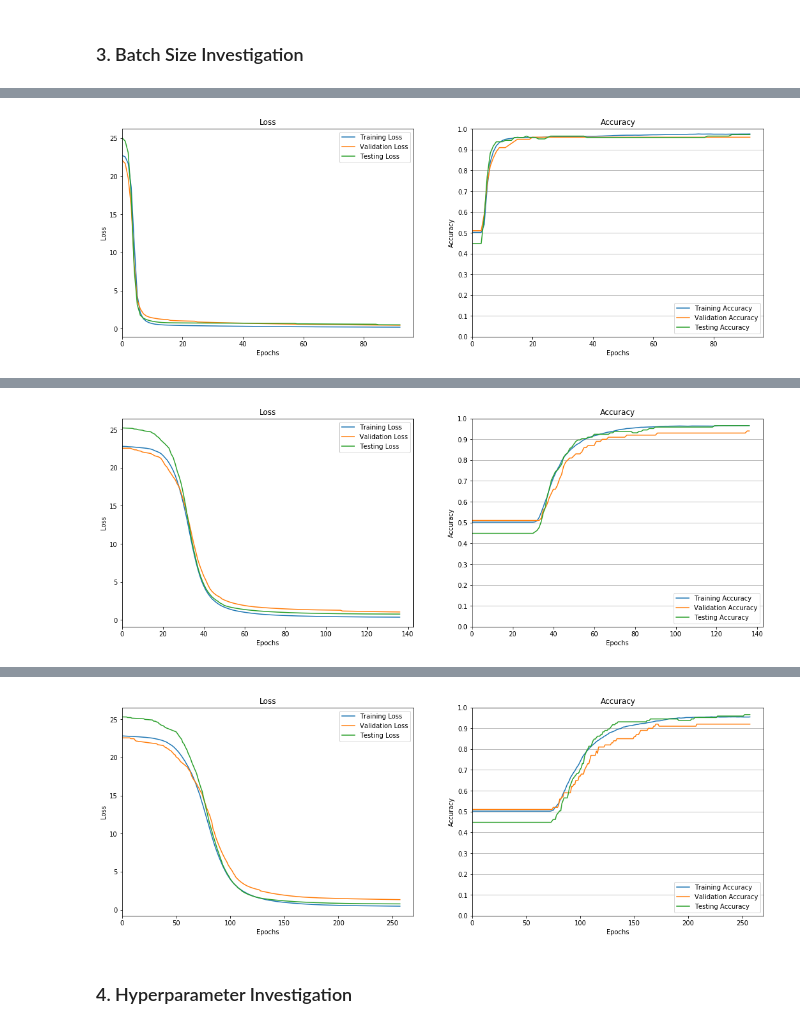
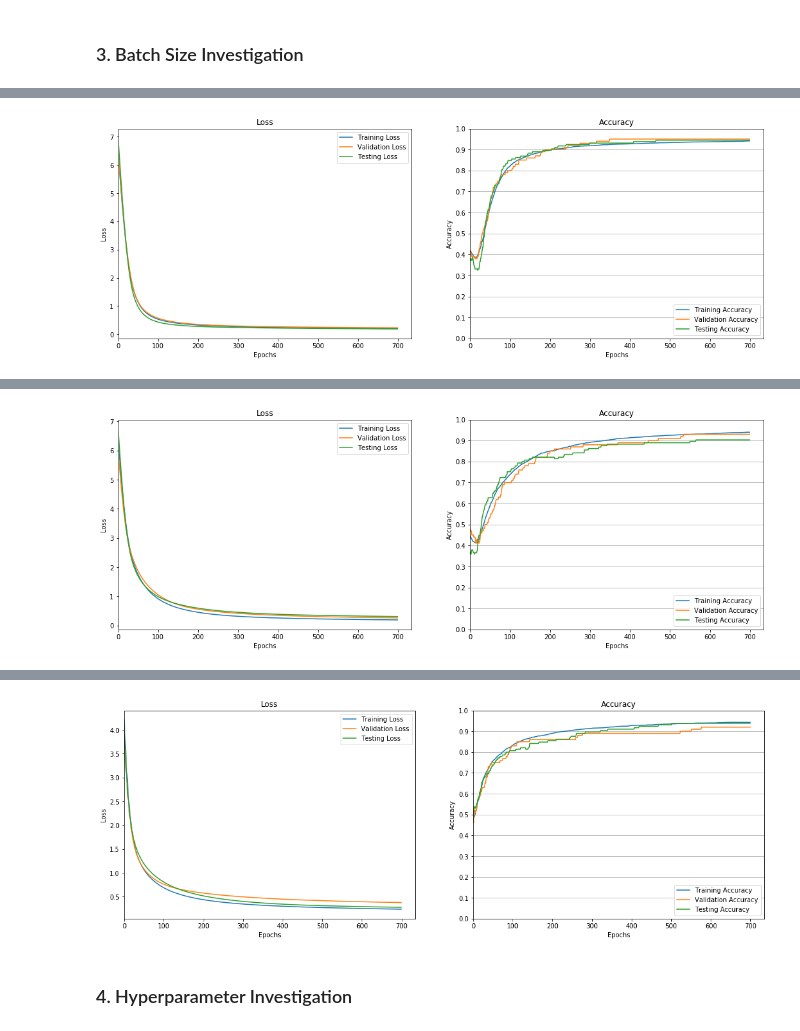
Before and after one commit to ekeilty17/ECE421-Assignments, a Jupyter notebook: A1/A1 WriteUp.ipynb, the cells around one changed output, grey strips where cells are left out. Cells and saved outputs as stored; diff of their text form; code cells hidden in the pictures.

```diff
--- a/A1/A1 WriteUp.ipynb
+++ b/A1/A1 WriteUp.ipynb
@@ -546,9 +485,7 @@ class BatchLoader(object):
             #return self.index - self.batch_size, self.index
             return tuple([ d[self.index - self.batch_size: self.index] for d in self.data ])
 # %%
-# Implement the SGD algorithm for a minibatch size of 500
-
-def SGD(w, b, X, y, alpha, epochs, reg, error_tol, batch_size, lossType="CE",
+def SGD(w, b, X, y, alpha, epochs, reg, error_tol=1e-7, lossType="CE", batch_size=500,
                  validData=None, validTarget=None, testData=None, testTarget=None, randomize=False):
     loss_func, grad_func = None, None
     if lossType == "MSE":
@@ -595,14 +532,6 @@ def SGD(w, b, X, y, alpha, epochs, reg, error_tol, batch_size, lossType="CE",
                 test_loss.append(loss_func(w, b, testData, testTarget, reg))
                 test_acc.append(accuracy(w, b, testData, testTarget))
 
-            # Print Losses and Accurancies if printing is on
-            if printing:
-                print(f"Training loss: {train_loss[-1]:.4f}{'':20s}Training acc: {train_acc[-1] * 100:.2f}%")
-                if validData is not None and validTarget is not None:
-                    print(f"Validation loss: {valid_loss[-1]:.4f}{'':18s}Validation acc: {valid_acc[-1] * 100:.2f}%")
-                if testData is not None and testTarget is not None:
-                    print(f"Testing loss: {test_loss[-1]:.4f}{'':21s}Testing acc: {test_acc[-1] * 100:.2f}%")
-
             continue
         break
 
@@ -615,22 +544,23 @@ def SGD(w, b, X, y, alpha, epochs, reg, error_tol, batch_size, lossType="CE",
 
     return out
 # %%
-# optimizing over 700 epochs 2, minimizing the MSE (you will repeat this for the CE later).
+# Implement the SGD algorithm for a minibatch size of 500
+# optimizing over 700 epochs, minimizing the MSE (you will repeat this for the CE later).
 # Calculate the total number of batches required by dividing the number
 # of training instances by the minibatch size. After each epoch you will need to reshuffle the
 # training data and start sampling from the beginning again. Initially, set \lambda = 0 and continue
 # to use the same \alpha value (i.e. 0.001). After each epoch, store the training, validation and test
 # losses and accuracies. Use these to plot the loss and accuracy curves.
-X = trainData
-N = X.shape[0]
-d = X.shape[1] * X.shape[2]
 
-w = np.random.random_sample(d)
-w = w - w.mean()
-b = np.random.random_sample(1)
-w, b, *statistics = SGD(w, b, trainData, trainTarget, 0.005, 700, 0.1, 0.001, 500, "CE", validData, validTarget, testData, testTarget)
+w, b = get_random_parameters()
+w, b, *statistics = SGD(w, b, trainData, trainTarget,
+                        alpha=0.001,
+                        epochs=700,
+                        reg=0,
+                        lossType='MSE',
+                        batch_size=500,
+                        **VTDatasets)
 train_loss, train_acc, valid_loss, valid_acc, test_loss, test_acc = statistics
-#train_loss, train_acc = statistics
 
 fig, ax = plt.subplots(1, 2, figsize=(18, 6))
 plot_loss(np.arange(0, len(train_loss), 1), train_loss, valid_loss, test_loss, ax=ax[0])
@@ -641,16 +571,18 @@ plt.show()
 # %% [markdown]
 ### 3. Batch Size Investigation
 # %%
-# Eric
-N = trainData.shape[0]
-d = trainData.shape[1] * trainData.shape[2]
 for batch_size in [100, 700, 1750]:
 
     print("batch size =", batch_size)
 
-    w = np.random.random_sample(d)
-    b = np.random.random_sample(1)
-    w, b, *statistics = SGD(w, b, trainData, trainTarget, 0.01, 700, 0, 0.001, batch_size, 'CE', validData, validTarget, testData, testTarget)
+    w, b = get_random_parameters()
+    w, b, *statistics = SGD(w, b, trainData, trainTarget,
+                            alpha=0.001,
+                            epochs=700,
+                            reg=0,
+                            lossType='CE',
+                            batch_size=500,
+                            **VTDatasets)
     train_loss, train_acc, valid_loss, valid_acc, test_loss, test_acc = statistics
 
     print(f"Training loss: {train_loss[-1]:.4f}{'':20s}Training acc: {train_acc[-1]*100:.2f}%")
@@ -670,2 +602,2 @@ Testing loss: 0.5087                     Testing acc: 97.24%
-[figure, old version]
+[figure, new version]
 batch size = 700
@@ -675,2 +607,2 @@ Testing loss: 0.7815                     Testing acc: 96.55%
-[figure, old version]
+[figure, new version]
 batch size = 1750
@@ -680,4 +612,4 @@ Testing loss: 0.7715                     Testing acc: 96.55%
-[figure, old version]
+[figure, new version]
 # %% [markdown]
 ### 4. Hyperparameter Investigation
 # %%
```
Also changed, not shown: parts of 17 cells of this notebook.
